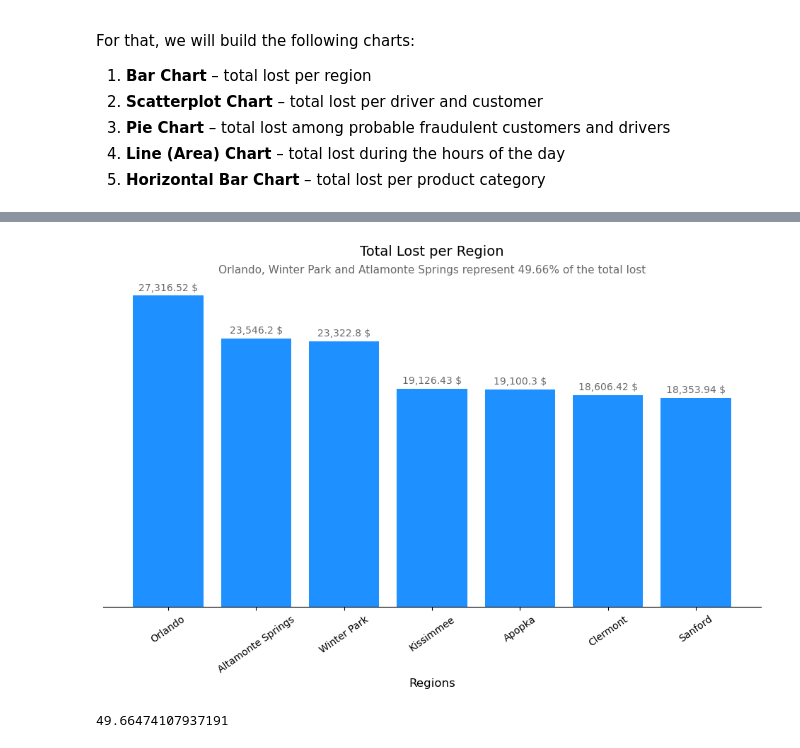
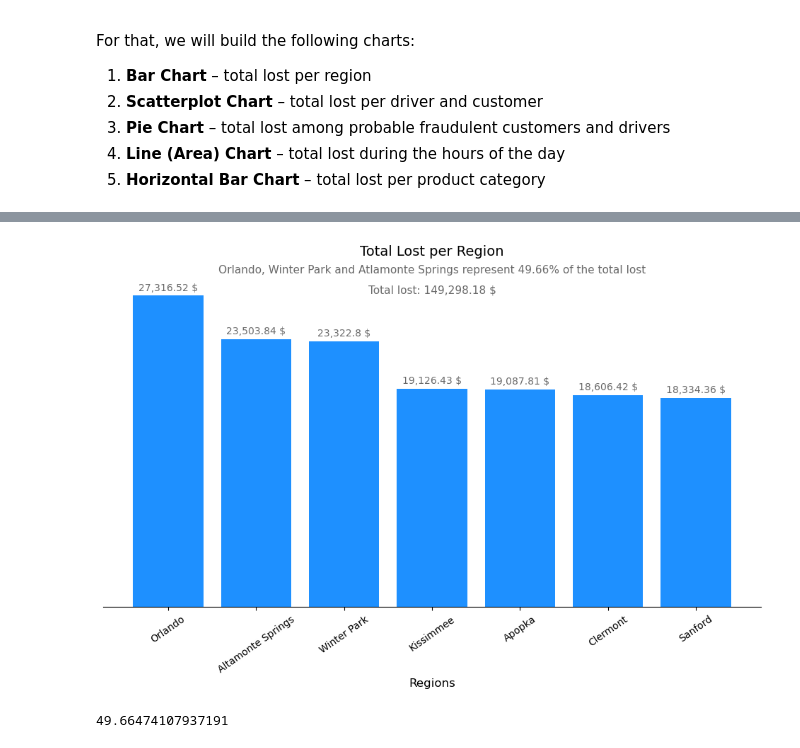
Before and after one commit to Edcysne/Walmart-Project, a Jupyter notebook: first_data_analysis.ipynb, the cells around one changed output, grey strips where cells are left out. Cells and saved outputs as stored; diff of their text form; code cells hidden in the pictures.

Commit message:
Total lost column merged

```diff
--- a/first_data_analysis.ipynb
+++ b/first_data_analysis.ipynb
@@ -236,12 +241,34 @@ total_lost = df.groupby('order_id')['items_missing'].max()
 
 df_bruce = df_nodup[
     (df_nodup['customer_orders'].notna()) &
-    (df_nodup['missing_product_name'].notna()) &
-    (df_nodup['items_missing'] == 2)
+    (df_nodup['missing_product_name'].notna())
 ].copy()
 
+#Number_of_lost_items will count the lost products by quantity
+#Number_of_items will count the lost products by type
 df_bruce['number_of_lost_items'] = df_bruce.groupby('order_id')['items_missing'].transform('max')
-df_bruce['number_of_items'] = df_bruce.groupby('order_id')['missing_product_name'].transform('count')
+df_bruce['number_of_items'] = df_bruce.groupby('order_id')['missing_product_name'].transform('nunique')
 
-df_bruce
+#If they are equal = 1, otherwise = 0
+df_bruce['Check'] = (df_bruce['number_of_lost_items'] == df_bruce['number_of_items'])*1
+
+#If the check = 0, we can multiply the product_amount_price for the number_of_lost_items
+df_bruce['multiplier'] = np.where(df_bruce['Check'] == 0,
+                                  df_bruce['number_of_lost_items'],
+                                  1)
+
+#Column 'Multiplier' in main dataset
+    #right = df_bruce[['order_id','multiplier']].drop_duplicates('order_id')
+    #right
+    #df_nodup = df_nodup.merge(right, on='order_id', how='left')
+    #df_nodup.shape
+    #df_nodup = df_nodup.drop(columns=['multiplier_x','multiplier_y'])
+
+#Total real value
+df_nodup['total_lost_value'] = df_nodup['product_amount_price'] * df_nodup['multiplier']
+
+#Quick check
+df_nodup[df_nodup['customer_name'] == 'Elijah Taylor']
+
+df_nodup.shape
 # %% [output]
@@ -267,8 +276,8 @@ df_amy
 # %%
-# selected columns to merge
-columns = ['customer_id','customer_incidence', 'lost_incidence_customer', 'fraudulent_customer?']
-df_testing = df.merge(df_lost_cost_customers[columns], on='customer_id',how='left')
-df_testing.head()
+#merging the customer identifications
+right = df_lost_cost_customers[['customer_id','customer_incidence', 'lost_incidence_customer', 'fraudulent_customer?']].drop_duplicates('customer_id')
+df_nodup = df_nodup.merge(right, on='customer_id',how='left')
+df_nodup
 # %% [output]
 |  | date | order_id | order_amount | region | items_delivered | items_missing | delivery_hour | customer_id | ... |
 | 0 | 2023-02-12 | b0b0ed0b-6d92-4747-a27d-32fa5b293d48 | 341.92 | Altamonte Springs | 19 | 0 | 04:02:37 | WCID5359 | ... |
@@ -300,26 +313,30 @@ df.head()
 # %%
-total_lost = df.groupby('region')['product_amount_price'].sum().sort_values(ascending=False)
+total_lost_value = df_nodup['total_lost_value'].sum()
+formatted_lost_value = f'{round(total_lost_value,2):,} $'
+total_lost = df_nodup.groupby('region')['total_lost_value'].sum().sort_values(ascending=False)
 
 fig, ax = plt.subplots(figsize = (12,6))
 bar_chart = ax.bar(total_lost.index, total_lost.values, color = 'dodgerblue')
 
 ax.set_title('Total Lost per Region', fontsize = 14, pad=25)
 ax.set_xlabel('Regions', fontsize = 12)
 ax.set_ylabel('') # Removethe Y label
 ax.set_axisbelow(True)
 ax.grid(True, axis='y', alpha = 0.4, linestyle = '-')
 ax.grid(False, axis='x') #bug ?
 ax.bar_label(bar_chart, labels=[f'{round(x,2):,} $' for x in total_lost.values], padding = 3, fontsize = 10, color = "dimgrey") #For displaying the values on top of the bars
 
 sns.despine(left=True)
 
 plt.xticks(rotation=35)
 plt.yticks([]) #Remove the Y label values
 plt.text(0.5, 1.02, 'Orlando, Winter Park and Atlamonte Springs represent 49.66% of the total lost', transform = ax.transAxes, ha='center', fontsize = 11, color = "dimgray")
+plt.text(0.5, 0.96, 'Total lost: ' + str(formatted_lost_value) , transform = ax.transAxes, ha='center', fontsize = 11, color = "dimgray")
+
 
 plt.show()
 # %% [output]
-[figure, old version]
+[figure, new version]
 # %%
 # Calculate the percentage of the top 3 regions
 regions = ['Orlando', 'Altamonte Springs', 'Winter Park']
```
Also changed, not shown: parts of 8 cells of this notebook.
